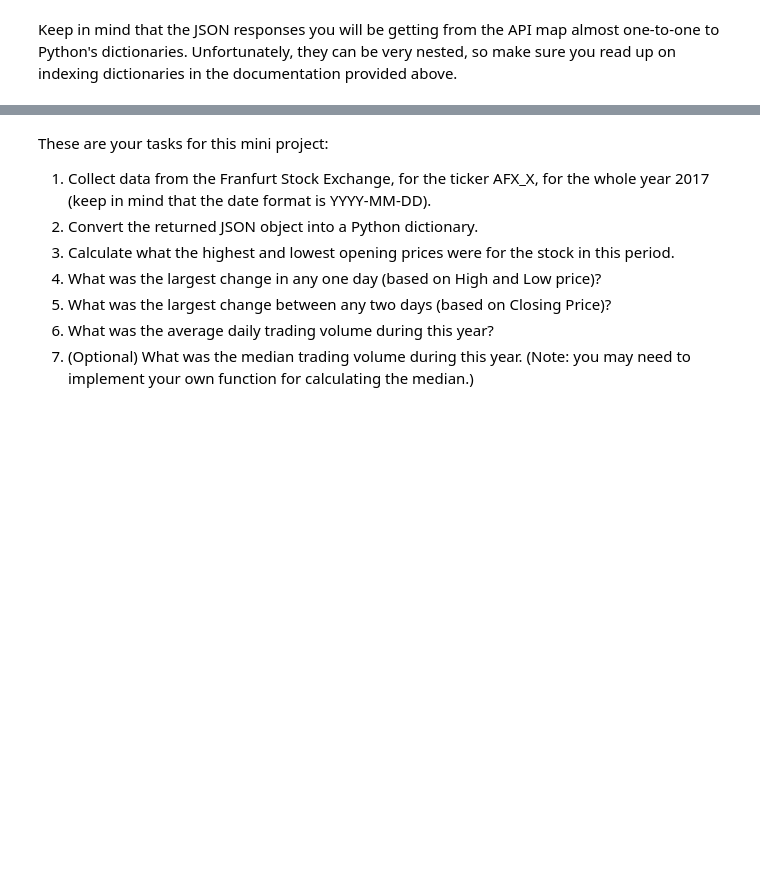
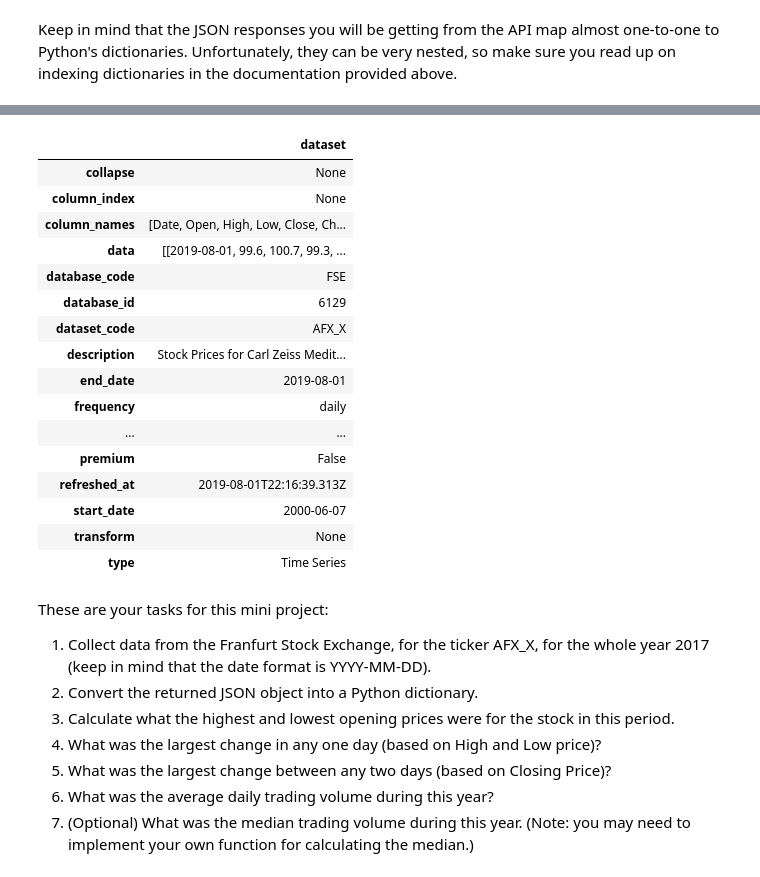
Before and after one commit to venkii83/Springboard, a Jupyter notebook: api_data_wrangling_mini_project.ipynb, the cells around one changed output, grey strips where cells are left out. Saved outputs shown, nothing was run; the diff lists cells and outputs as text; code cells hidden in the pictures; blank space fills up the shorter version.

```diff
--- a/api_data_wrangling_mini_project.ipynb
+++ b/api_data_wrangling_mini_project.ipynb
@@ -31,7 +33,6 @@ from urllib.request import urlopen, Request
 # %%
 # Now, call the Quandl API and pull out a small sample of the data (only one day) to get a glimpse
 # into the JSON structure that will be returned
-url = 'https://www.quandl.com/data/FSE/AFX_X-Carl-Zeiss-Meditec-AFX_X/FSE-AFX_X.csv'
-r = requests.get(url)
-text = r.text
-print(text)
+url = 'https://www.quandl.com/api/v3/datasets/FSE/AFX_X.json?'
+req= requests.get(url).json()
+req
@@ -38,6 +57,26 @@ print(text)
 # %%
 # Inspect the JSON structure of the object you created, and take note of how nested it is,
 # as well as the overall structure
+df = pd.DataFrame(req)
+df
+# %% [output]
+|  | dataset |
+| collapse | None |
+| column_index | None |
+| column_names | [Date, Open, High, Low, Close, Ch... |
+| data | [[2019-08-01, 99.6, 100.7, 99.3, ... |
+| database_code | FSE |
+| database_id | 6129 |
+| dataset_code | AFX_X |
+| description | Stock Prices for Carl Zeiss Medit... |
+| end_date | 2019-08-01 |
+| frequency | daily |
+| ... | ... |
+| premium | False |
+| refreshed_at | 2019-08-01T22:16:39.313Z |
+| start_date | 2000-06-07 |
+| transform | None |
+| type | Time Series |
 # %% [markdown]
 These are your tasks for this mini project:
 
```
Also changed, not shown: parts of 2 cells of this notebook.
